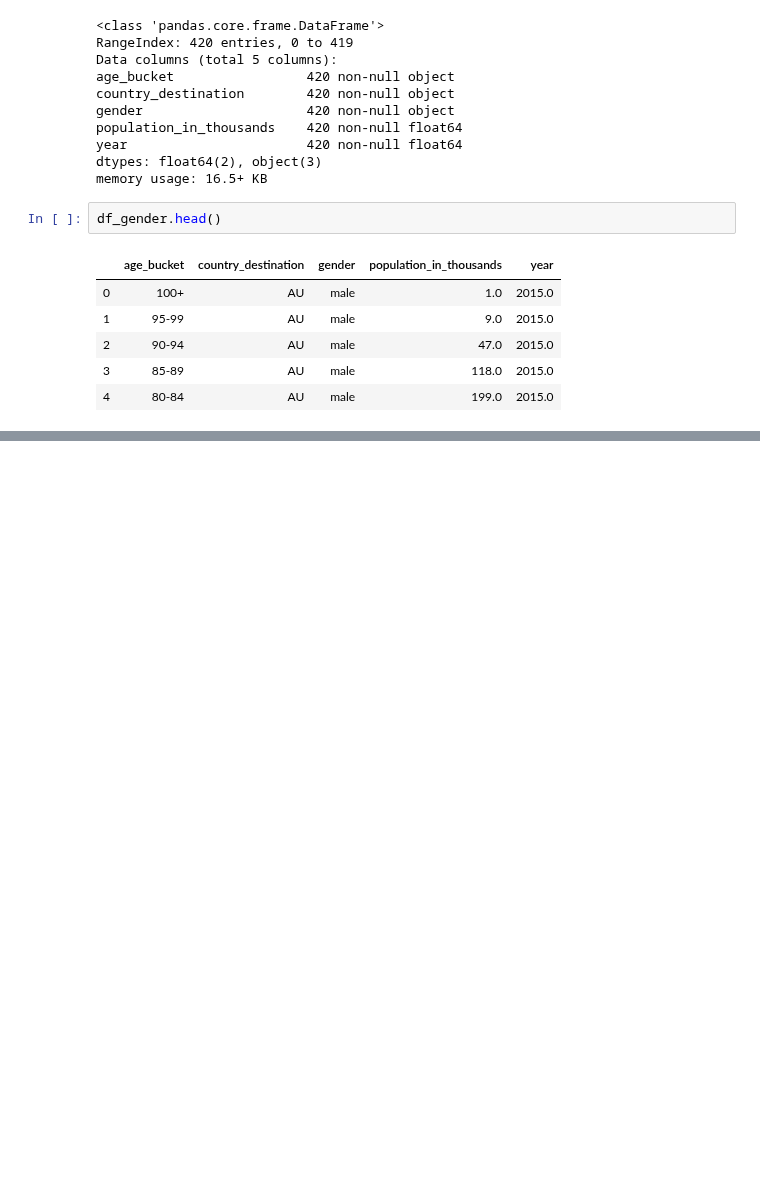
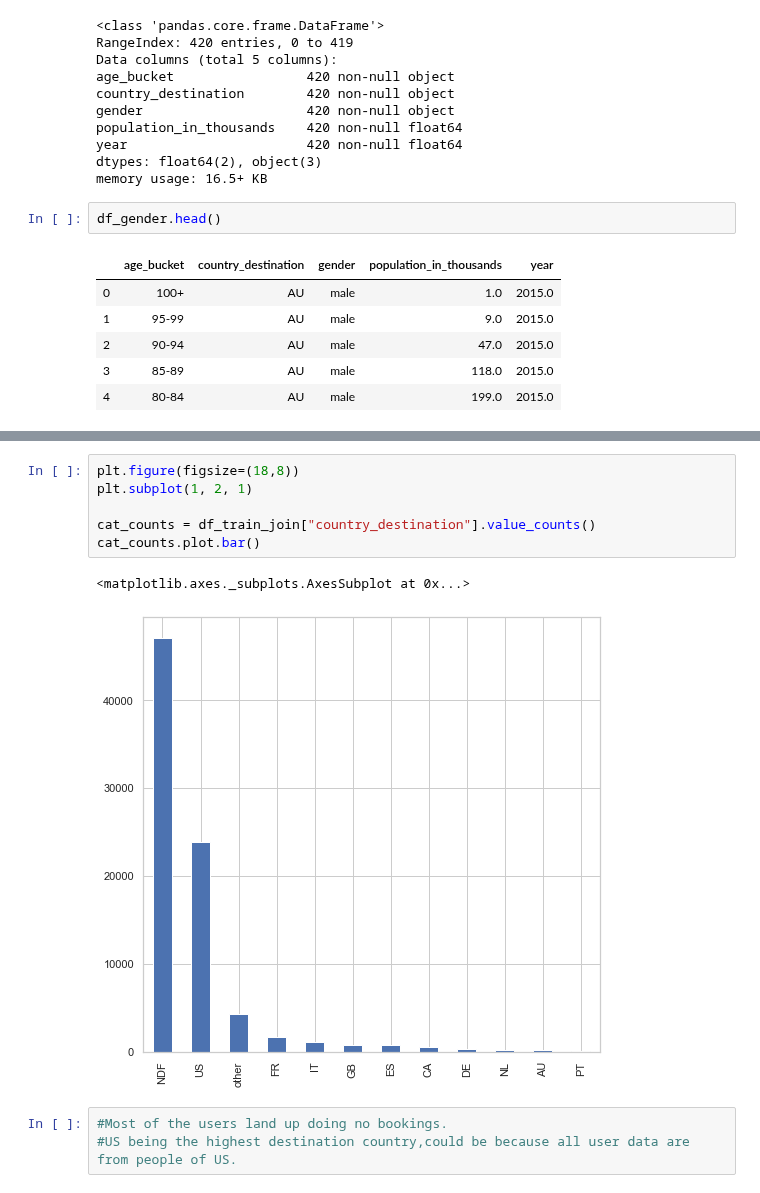
Before and after one commit to Anandpatil412/DSC, a Jupyter notebook: CapstoneProject2/DataCleaning/DataCleaning.ipynb, the cells around one changed output, grey strips where cells are left out. Drawn from its saved outputs; the diff is of its cells as text; blank space fills up the shorter version.

```diff
--- a/CapstoneProject2/DataCleaning/DataCleaning.ipynb
+++ b/CapstoneProject2/DataCleaning/DataCleaning.ipynb
@@ -147,0 +354,12 @@ df_train_join.head()
+# %%
+plt.figure(figsize=(18,8))
+plt.subplot(1, 2, 1)
+
+cat_counts = df_train_join["country_destination"].value_counts()
+cat_counts.plot.bar()
+# %% [output]
+<matplotlib.axes._subplots.AxesSubplot at 0x...>
+[figure, added]
+# %%
+#Most of the users land up doing no bookings.
+#US being the highest destination country,could be because all user data are from people of US.
```
Also changed, not shown: parts of 54 cells of this notebook.
